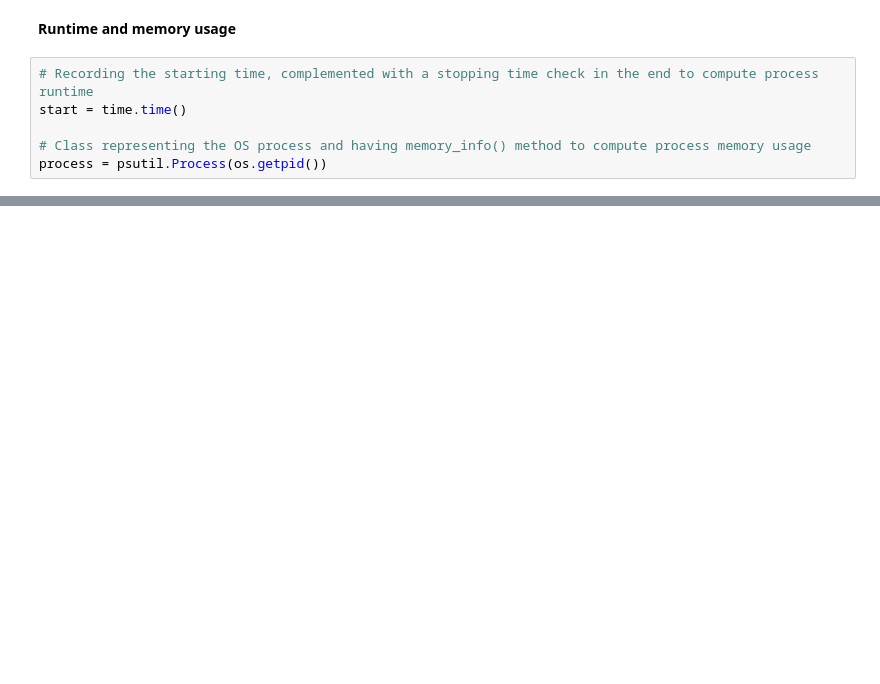
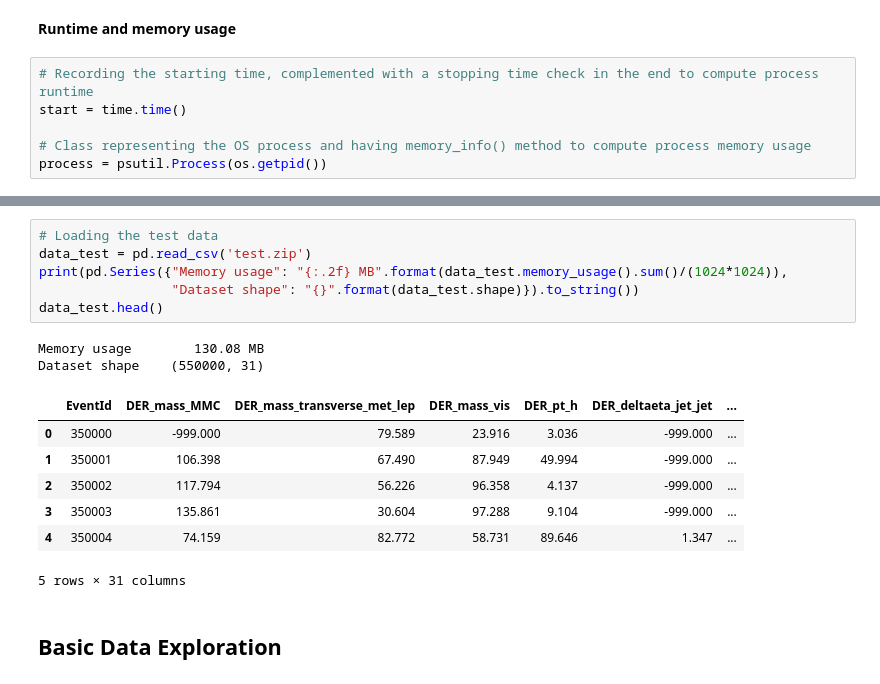
Before and after one commit to andysingal/xgboost, a Jupyter notebook: xgboost.ipynb, the cells around one changed output, grey strips where cells are left out. Drawn from its saved outputs; the diff is of its cells as text; blank space fills up the shorter version.

```diff
--- a/xgboost.ipynb
+++ b/xgboost.ipynb
@@ -87,0 +137,18 @@ process = psutil.Process(os.getpid())
+# %%
+# Loading the test data
+data_test = pd.read_csv('test.zip')
+print(pd.Series({"Memory usage": "{:.2f} MB".format(data_test.memory_usage().sum()/(1024*1024)),
+                 "Dataset shape": "{}".format(data_test.shape)}).to_string())
+data_test.head()
+# %% [output]
+Memory usage        130.08 MB
+Dataset shape    (550000, 31)
+|  | EventId | DER_mass_MMC | DER_mass_transverse_met_lep | DER_mass_vis | DER_pt_h | DER_deltaeta_jet_jet | ... |
+| 0 | 350000 | -999.000 | 79.589 | 23.916 | 3.036 | -999.000 | ... |
+| 1 | 350001 | 106.398 | 67.490 | 87.949 | 49.994 | -999.000 | ... |
+| 2 | 350002 | 117.794 | 56.226 | 96.358 | 4.137 | -999.000 | ... |
+| 3 | 350003 | 135.861 | 30.604 | 97.288 | 9.104 | -999.000 | ... |
+| 4 | 350004 | 74.159 | 82.772 | 58.731 | 89.646 | 1.347 | ... |
+5 rows × 31 columns
+# %% [markdown]
+## Basic Data Exploration
```
Also changed, not shown: parts of 17 cells of this notebook.
